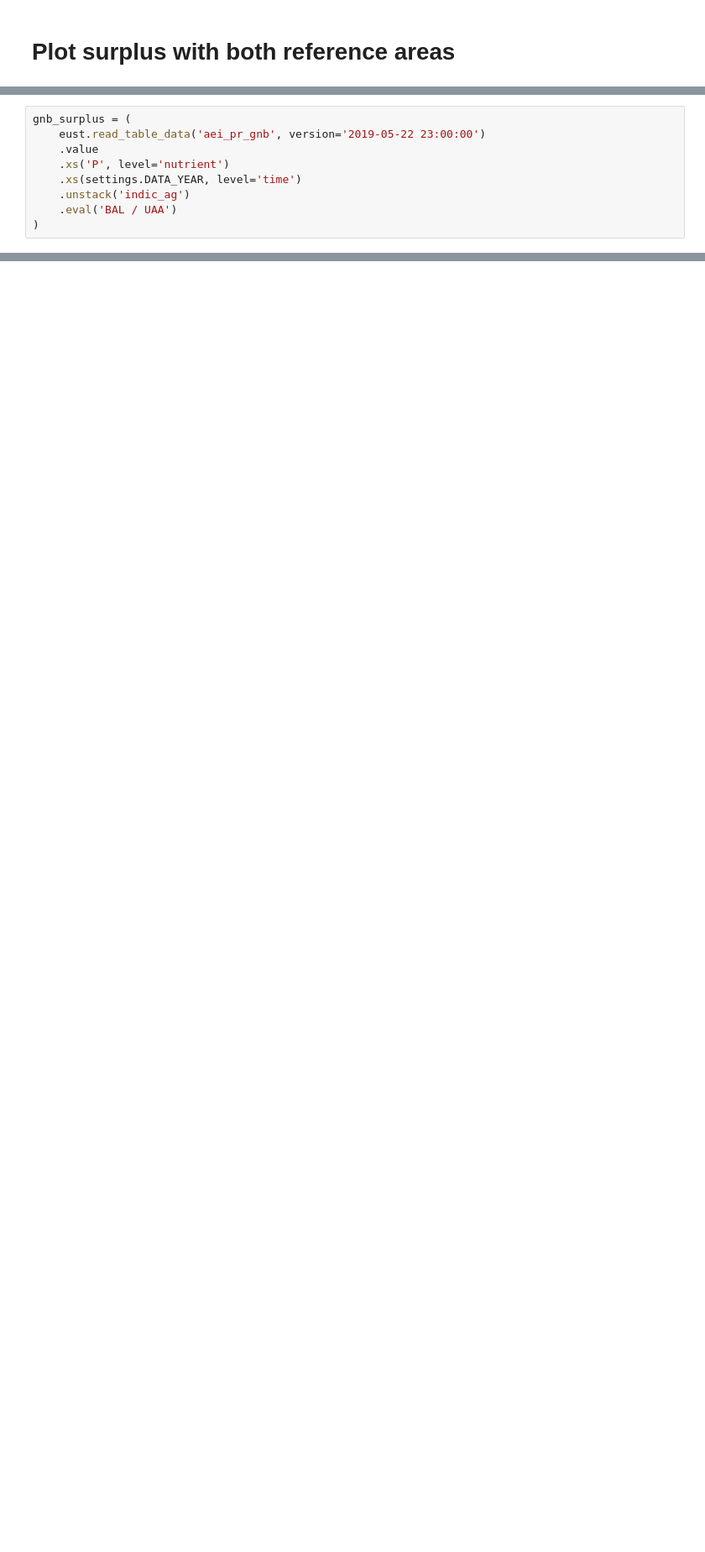
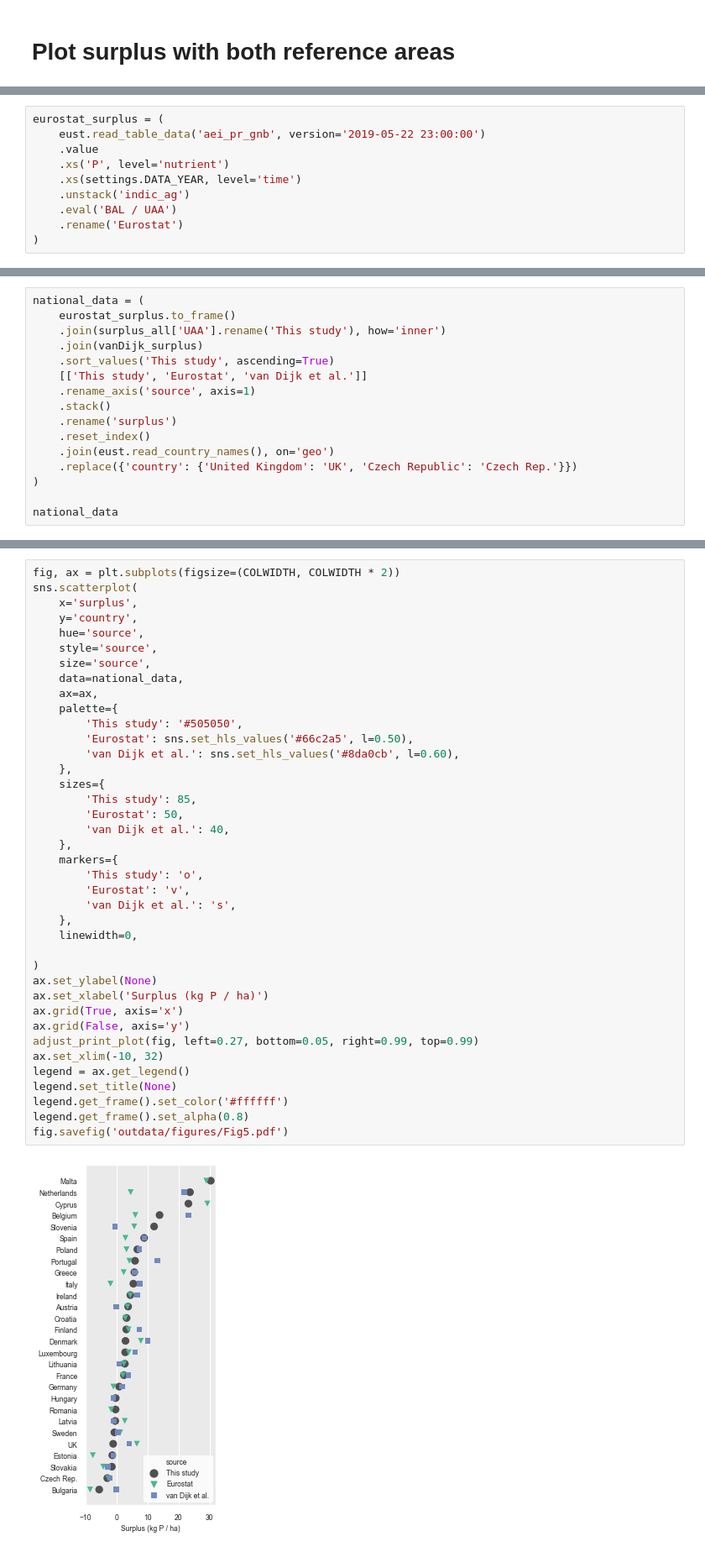
Before and after one commit to rasmuse/subnational-p-budgets, a Jupyter notebook: P budget.ipynb, the cells around one changed output, grey strips where cells are left out. Shown: that part at 84% size. Saved outputs shown, nothing was run; the diff lists cells and outputs as text; blank space fills up the shorter version.

```diff
--- a/P budget.ipynb
+++ b/P budget.ipynb
@@ -445,9 +463,10 @@ fig.savefig('outdata/figures/Fig4.pdf')
 # %%
-gnb_surplus = (
+eurostat_surplus = (
     eust.read_table_data('aei_pr_gnb', version='2019-05-22 23:00:00')
     .value
     .xs('P', level='nutrient')
     .xs(settings.DATA_YEAR, level='time')
     .unstack('indic_ag')
     .eval('BAL / UAA')
+    .rename('Eurostat')
 )
@@ -619,0 +507,16 @@ eub[['BAL_UAA']].join(national_surplus[0].rename('new')).join(old_s.rename('old'
+# %%
+national_data = (
+    eurostat_surplus.to_frame()
+    .join(surplus_all['UAA'].rename('This study'), how='inner')
+    .join(vanDijk_surplus)
+    .sort_values('This study', ascending=True)
+    [['This study', 'Eurostat', 'van Dijk et al.']]
+    .rename_axis('source', axis=1)
+    .stack()
+    .rename('surplus')
+    .reset_index()
+    .join(eust.read_country_names(), on='geo')
+    .replace({'country': {'United Kingdom': 'UK', 'Czech Republic': 'Czech Rep.'}})
+)
+
+national_data
@@ -619,0 +537,41 @@ eub[['BAL_UAA']].join(national_surplus[0].rename('new')).join(old_s.rename('old'
+# %%
+fig, ax = plt.subplots(figsize=(COLWIDTH, COLWIDTH * 2))
+sns.scatterplot(
+    x='surplus',
+    y='country',
+    hue='source',
+    style='source',
+    size='source',
+    data=national_data,
+    ax=ax,
+    palette={
+        'This study': '#505050',
+        'Eurostat': sns.set_hls_values('#66c2a5', l=0.50),
+        'van Dijk et al.': sns.set_hls_values('#8da0cb', l=0.60),
+    },
+    sizes={
+        'This study': 85,
+        'Eurostat': 50,
+        'van Dijk et al.': 40,
+    },
+    markers={
+        'This study': 'o',
+        'Eurostat': 'v',
+        'van Dijk et al.': 's',
+    },
+    linewidth=0,
+
+)
+ax.set_ylabel(None)
+ax.set_xlabel('Surplus (kg P / ha)')
+ax.grid(True, axis='x')
+ax.grid(False, axis='y')
+adjust_print_plot(fig, left=0.27, bottom=0.05, right=0.99, top=0.99)
+ax.set_xlim(-10, 32)
+legend = ax.get_legend()
+legend.set_title(None)
+legend.get_frame().set_color('#ffffff')
+legend.get_frame().set_alpha(0.8)
+fig.savefig('outdata/figures/Fig5.pdf')
+# %% [output]
+[figure, added]
```
Also changed, not shown: parts of 24 cells of this notebook.
